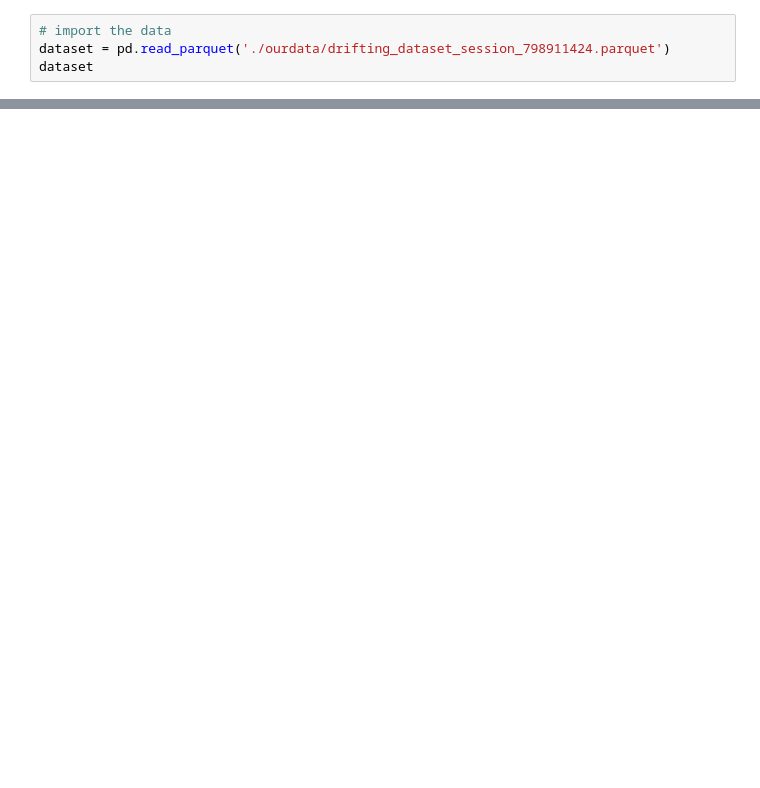
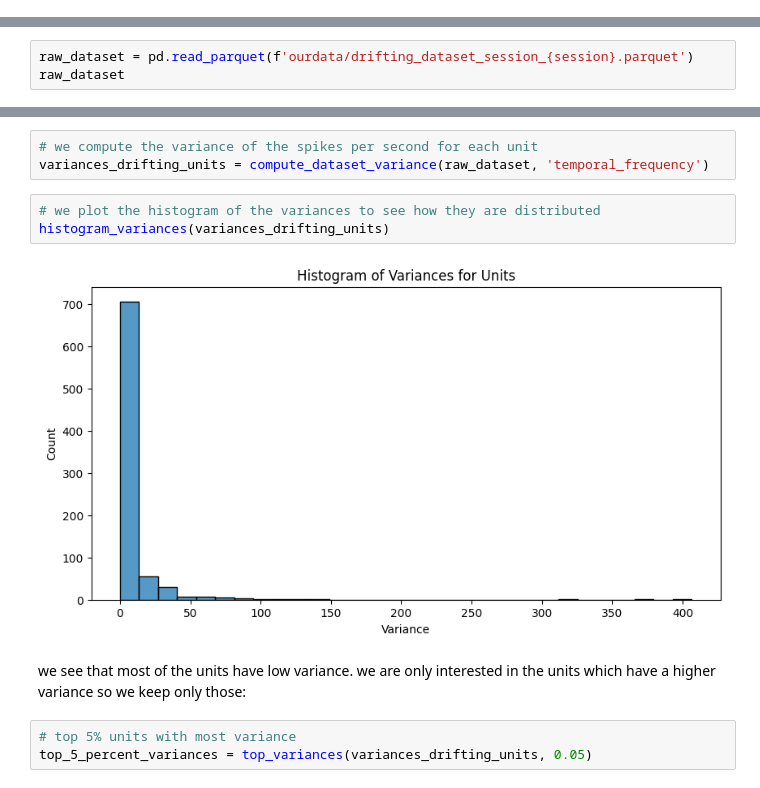
Before and after one commit to FilippoRonzino/mathematical-modelling-for-neuroscience, a Jupyter notebook: understanding_data.ipynb, the cells around one changed output, grey strips where cells are left out. Cells and saved outputs as stored; diff of their text form; blank space fills up the shorter version.

Commit message:
see high-variance units

```diff
--- a/understanding_data.ipynb
+++ b/understanding_data.ipynb
@@ -5,5 +4 @@ import numpy as np
 import seaborn as sns
-# %%
-# import the data
-dataset = pd.read_parquet('./ourdata/drifting_dataset_session_798911424.parquet')
-dataset
@@ -57,0 +136,3 @@ plt.show()
+# %%
+raw_dataset = pd.read_parquet(f'ourdata/drifting_dataset_session_{session}.parquet')
+raw_dataset
@@ -57,0 +170,13 @@ plt.show()
+# %%
+# we compute the variance of the spikes per second for each unit
+variances_drifting_units = compute_dataset_variance(raw_dataset, 'temporal_frequency')
+# %%
+# we plot the histogram of the variances to see how they are distributed
+histogram_variances(variances_drifting_units)
+# %% [output]
+[figure, added]
+# %% [markdown]
+we see that most of the units have low variance. we are only interested in the units which have a higher variance so we keep only those:
+# %%
+# top 5% units with most variance
+top_5_percent_variances = top_variances(variances_drifting_units, 0.05)
```
Also changed, not shown: parts of 21 cells of this notebook.
